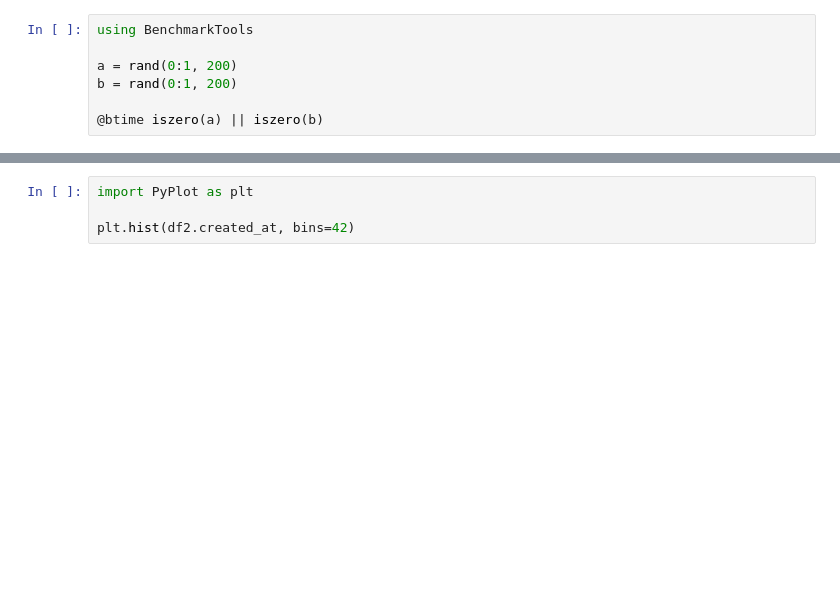
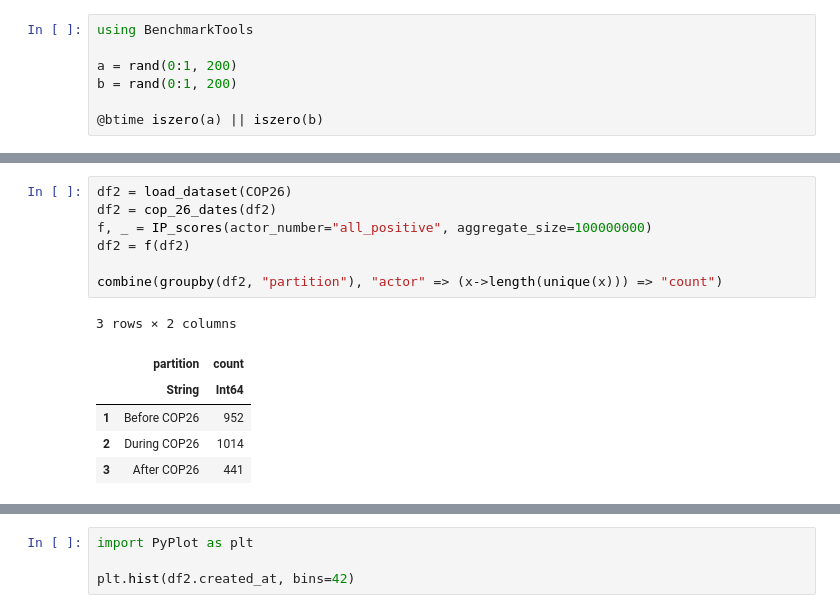
Before and after one commit to Cyrilvallez/Measuring-Influence-Twitter, a Jupyter notebook: Julia/Notebooks/test.ipynb, the cells around one changed output, grey strips where cells are left out. Cells and saved outputs as stored; diff of their text form; blank space fills up the shorter version.

```diff
--- a/Julia/Notebooks/test.ipynb
+++ b/Julia/Notebooks/test.ipynb
@@ -529,0 +521,14 @@ df2 = load_dataset(COP26)
+# %%
+df2 = load_dataset(COP26)
+df2 = cop_26_dates(df2)
+f, _ = IP_scores(actor_number="all_positive", aggregate_size=100000000)
+df2 = f(df2)
+
+combine(groupby(df2, "partition"), "actor" => (x->length(unique(x))) => "count")
+# %% [output]
+3 rows × 2 columns
+|  | partition | count |
+|  | String | Int64 |
+| 1 | Before COP26 | 952 |
+| 2 | During COP26 | 1014 |
+| 3 | After COP26 | 441 |
```
Also changed, not shown: parts of 8 cells of this notebook, 12 other files.
